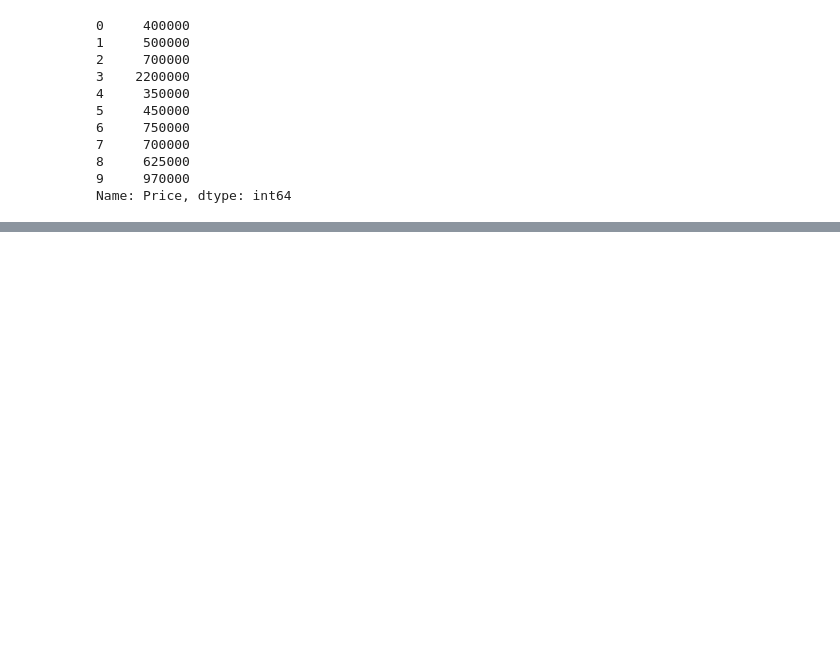
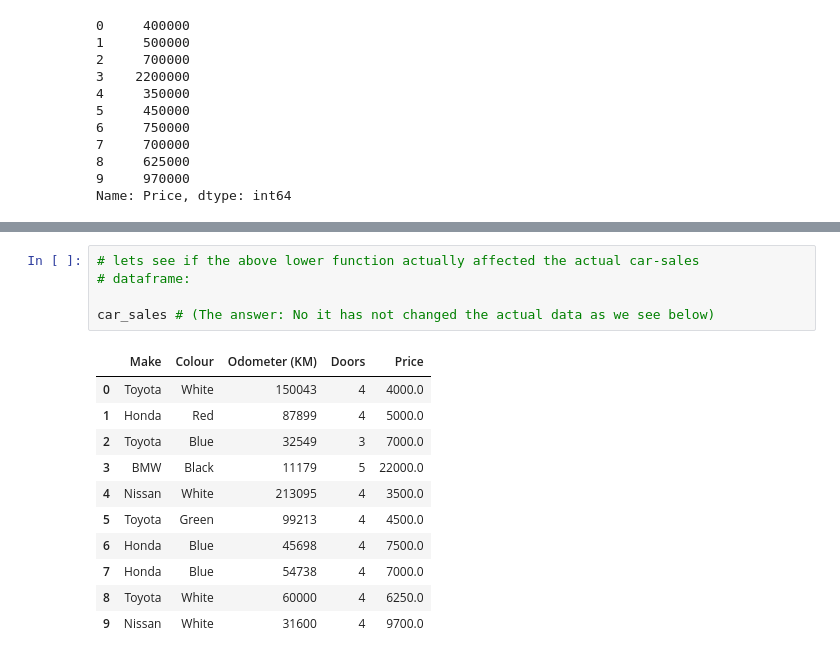
Before and after one commit to PokaYoke-Anootosh/poka_yoke_pyDojo, a Jupyter notebook: 02_Intro_to_PANDAS.ipynb, the cells around one changed output, grey strips where cells are left out. Saved outputs shown, nothing was run; the diff lists cells and outputs as text; blank space fills up the shorter version.

```diff
--- a/02_Intro_to_PANDAS.ipynb
+++ b/02_Intro_to_PANDAS.ipynb
@@ -520,0 +539,17 @@ Error:
+# %%
+# lets see if the above lower function actually affected the actual car-sales
+# dataframe:
+
+car_sales # (The answer: No it has not changed the actual data as we see below)
+# %% [output]
+|  | Make | Colour | Odometer (KM) | Doors | Price |
+| 0 | Toyota | White | 150043 | 4 | 4000.0 |
+| 1 | Honda | Red | 87899 | 4 | 5000.0 |
+| 2 | Toyota | Blue | 32549 | 3 | 7000.0 |
+| 3 | BMW | Black | 11179 | 5 | 22000.0 |
+| 4 | Nissan | White | 213095 | 4 | 3500.0 |
+| 5 | Toyota | Green | 99213 | 4 | 4500.0 |
+| 6 | Honda | Blue | 45698 | 4 | 7500.0 |
+| 7 | Honda | Blue | 54738 | 4 | 7000.0 |
+| 8 | Toyota | White | 60000 | 4 | 6250.0 |
+| 9 | Nissan | White | 31600 | 4 | 9700.0 |
```
Also changed, not shown: parts of 12 cells of this notebook, 2 other files.
